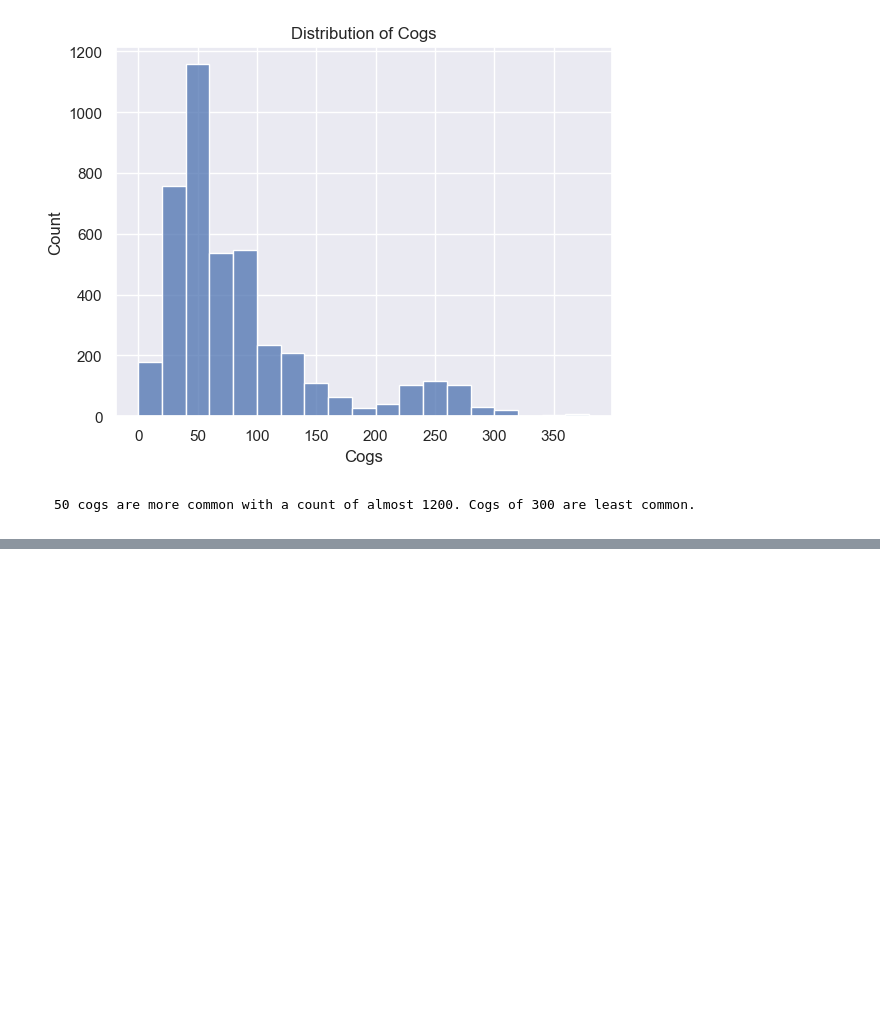
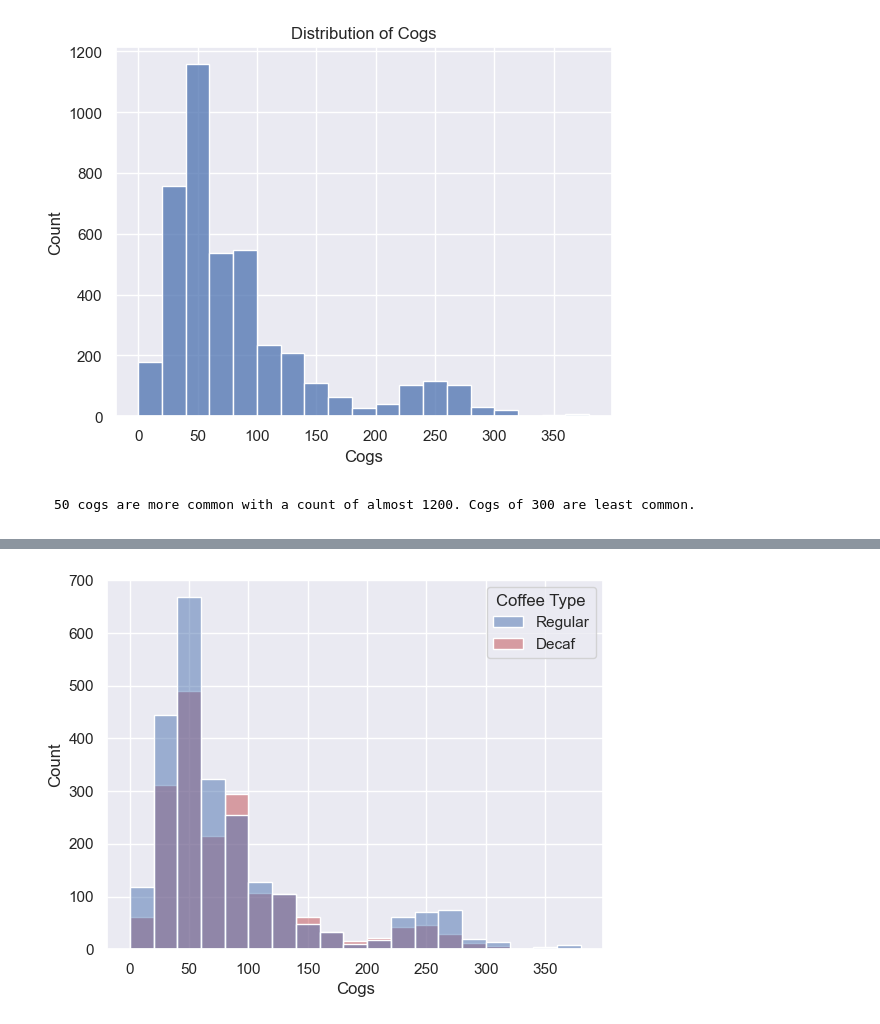
Before and after one commit to alishanstyles/CoffeeChain, a Jupyter notebook: startercode.ipynb, the cells around one changed output, grey strips where cells are left out. Cells and saved outputs as stored; diff of their text form; code cells hidden in the pictures; blank space fills up the shorter version.

```diff
--- a/startercode.ipynb
+++ b/startercode.ipynb
@@ -786,0 +809,12 @@ Name: count, Length: 173, dtype: int64
+# %%
+# Setting a theme
+# Histogram of cogs by product type
+
+sns.histplot(data = df,
+           x = 'Cogs',
+             bins = 20,
+             binwidth = 20,
+           hue = 'Coffee Type',
+           palette = ['b', 'r']);
+# %% [output]
+[figure, added]
```
Also changed, not shown: parts of 9 cells of this notebook, 1 other file.
